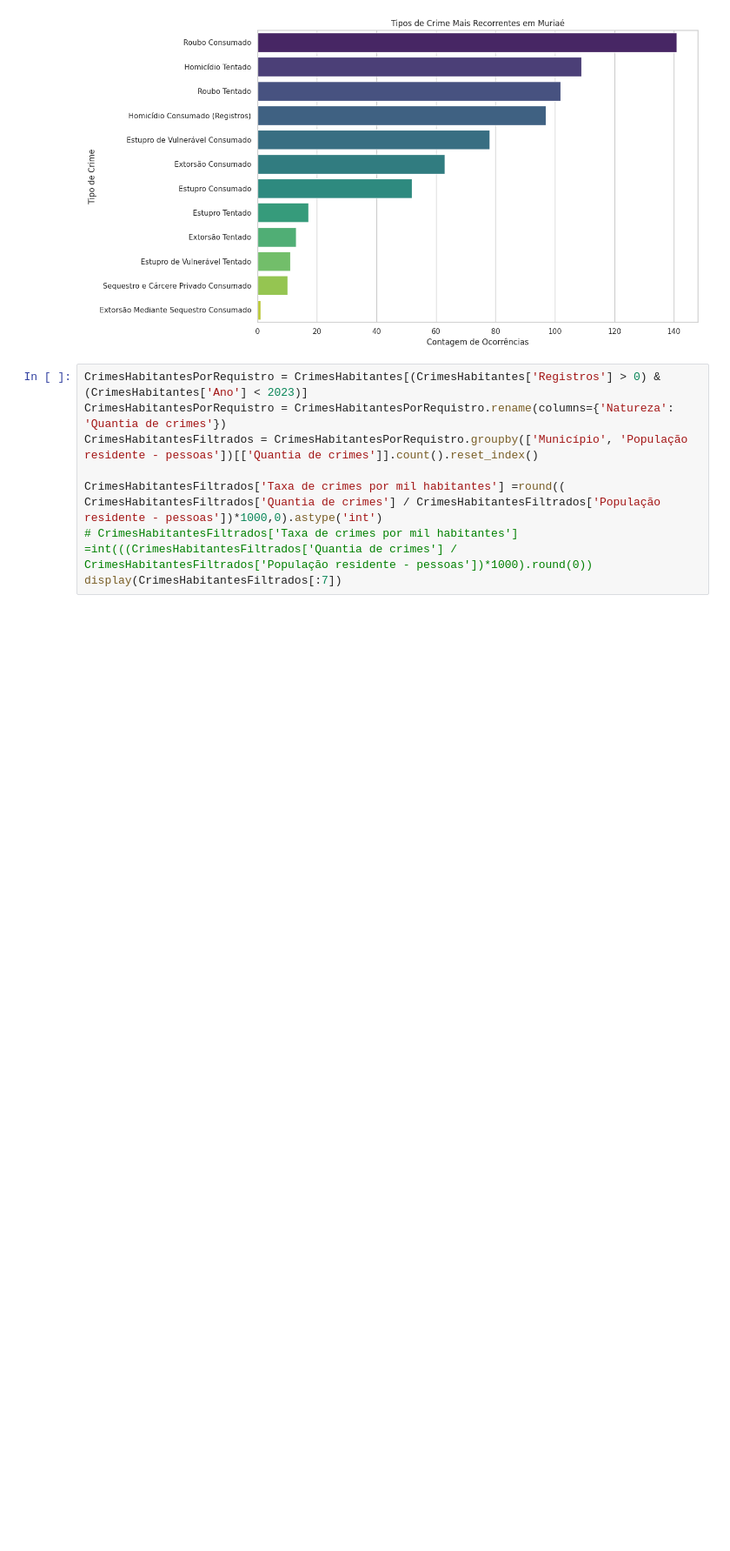
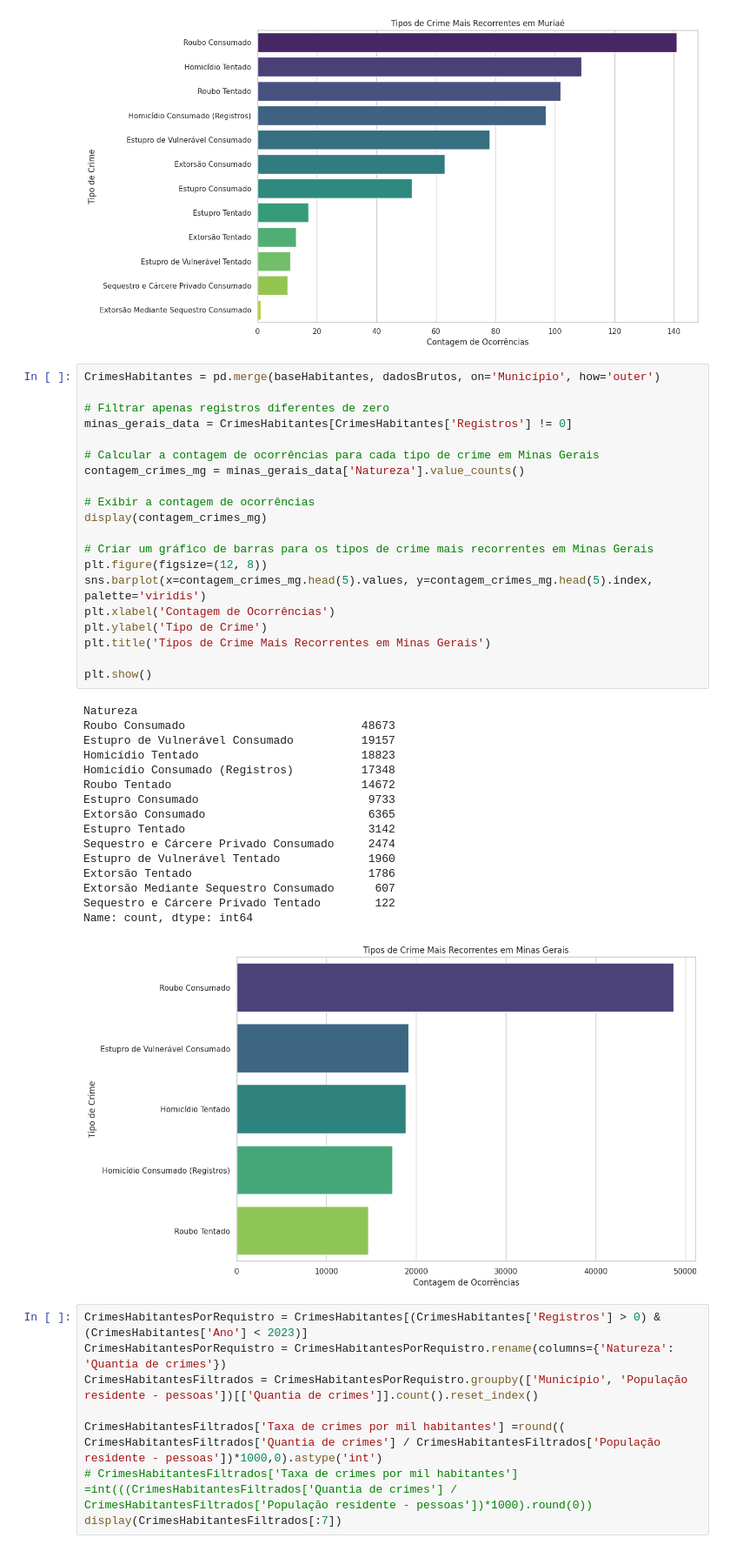
Before and after one commit to olzmooraes/PAC, a Jupyter notebook: pac-4.ipynb, the cells around one changed output. Shown at 87% size. Cells and saved outputs as stored; diff of their text form; blank space fills up the shorter version.

Commit message:
Graficos adicionados
- Exibição das naturezas mais recorrentes em Minas Gerais
- Exibição das naturezas mais recorrentes em Muriae

```diff
--- a/pac-4.ipynb
+++ b/pac-4.ipynb
@@ -193,6 +193,43 @@ Sequestro e Cárcere Privado Consumado     10
 Extorsão Mediante Sequestro Consumado      1
 Name: count, dtype: int64
 [figure]
+# %%
+CrimesHabitantes = pd.merge(baseHabitantes, dadosBrutos, on='Município', how='outer')
+
+# Filtrar apenas registros diferentes de zero
+minas_gerais_data = CrimesHabitantes[CrimesHabitantes['Registros'] != 0]
+
+# Calcular a contagem de ocorrências para cada tipo de crime em Minas Gerais
+contagem_crimes_mg = minas_gerais_data['Natureza'].value_counts()
+
+# Exibir a contagem de ocorrências
+display(contagem_crimes_mg)
+
+# Criar um gráfico de barras para os tipos de crime mais recorrentes em Minas Gerais
+plt.figure(figsize=(12, 8))
+sns.barplot(x=contagem_crimes_mg.head(5).values, y=contagem_crimes_mg.head(5).index, palette='viridis')
+plt.xlabel('Contagem de Ocorrências')
+plt.ylabel('Tipo de Crime')
+plt.title('Tipos de Crime Mais Recorrentes em Minas Gerais')
+
+plt.show()
+# %% [output]
+Natureza
+Roubo Consumado                          48673
+Estupro de Vulnerável Consumado          19157
+Homicídio Tentado                        18823
+Homicídio Consumado (Registros)          17348
+Roubo Tentado                            14672
+Estupro Consumado                         9733
+Extorsão Consumado                        6365
+Estupro Tentado                           3142
+Sequestro e Cárcere Privado Consumado     2474
+Estupro de Vulnerável Tentado             1960
+Extorsão Tentado                          1786
+Extorsão Mediante Sequestro Consumado      607
+Sequestro e Cárcere Privado Tentado        122
+Name: count, dtype: int64
+[figure, added]
 # %%
 CrimesHabitantesPorRequistro = CrimesHabitantes[(CrimesHabitantes['Registros'] > 0) & (CrimesHabitantes['Ano'] < 2023)]
 CrimesHabitantesPorRequistro = CrimesHabitantesPorRequistro.rename(columns={'Natureza': 'Quantia de crimes'})
```
Also changed, not shown: parts of 1 cell of this notebook.
